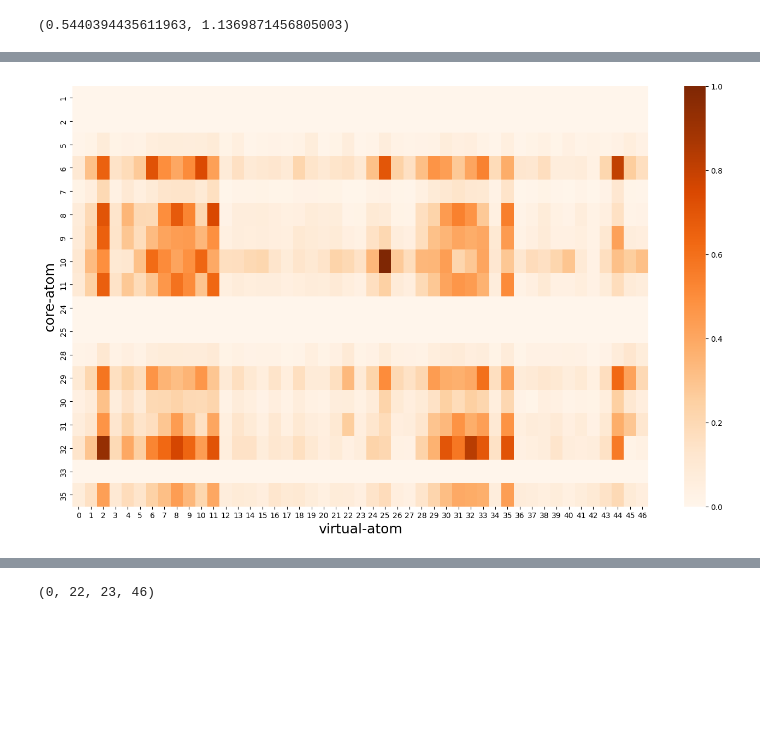
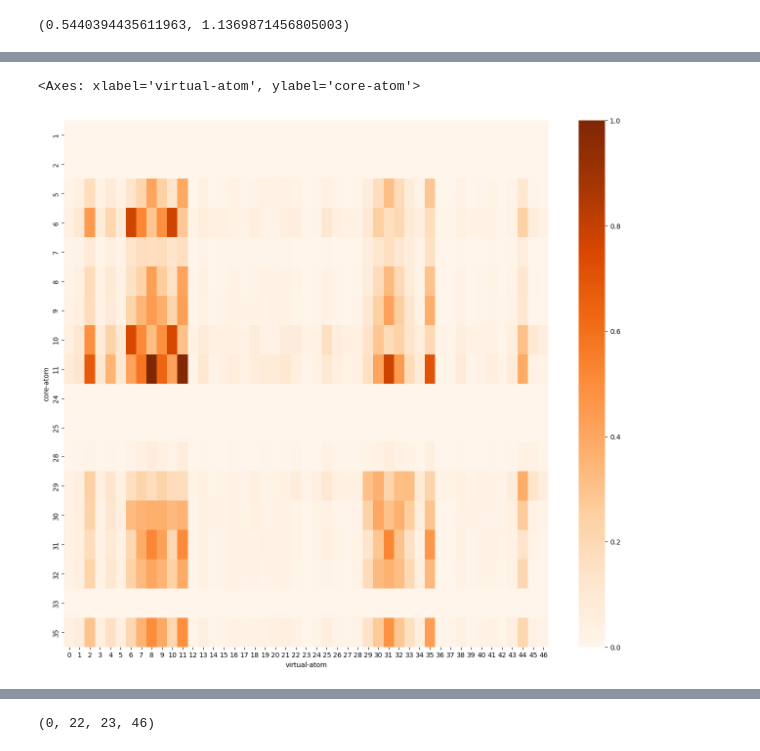
Before and after one commit to caraortizmah/atomistic_oscillator_strength, a Jupyter notebook: popmatrices/Standard_analysis/postanalysis_generalcase.ipynb, the cells around one changed output, grey strips where cells are left out. Saved outputs shown, nothing was run; the diff lists cells and outputs as text; code cells hidden in the pictures; blank space fills up the shorter version.

```diff
--- a/popmatrices/Standard_analysis/postanalysis_generalcase.ipynb
+++ b/popmatrices/Standard_analysis/postanalysis_generalcase.ipynb
@@ -578,10 +582,16 @@ fig.savefig('FGL_FY_38.svg', format="svg")
 # %%
-fig, ax = plt.subplots(figsize=(17,10))
+#fig, ax = plt.subplots(figsize=(17,10))
 
-test = (heatmapw_38_AB - heatmapw_38_AB.min().min())/(heatmapw_38_AB.max().max() - heatmapw_38_AB.min().min())
+#test = (heatmapw_38_AB - heatmapw_38_AB.min().min())/(heatmapw_38_AB.max().max() - heatmapw_38_AB.min().min())
 
-sns.heatmap(test, annot=False, cmap='Oranges', vmin=0, vmax=1, ax=ax)
-fig.savefig('FGLw_FY_38.svg', format="svg")
+#sns.heatmap(test, annot=False, cmap='Oranges', vmin=0, vmax=1, ax=ax)
+#fig.savefig('FGLw_FY_38.svg', format="svg")
-# %% [output]
-[figure, removed]
+# %%
+fig, ax = plt.subplots(figsize=(16,14))
+
+test = (heatmap['f17'] - heatmap['f17'].min().min())/(heatmap['f17'].max().max() - heatmap['f17'].min().min())
+sns.heatmap(test, annot=False, cmap='Oranges', vmin=0, vmax=1, ax=ax)
+# %% [output]
+<Axes: xlabel='virtual-atom', ylabel='core-atom'>
+[figure, added]
 # %%
```
Also changed, not shown: parts of 23 cells of this notebook.
